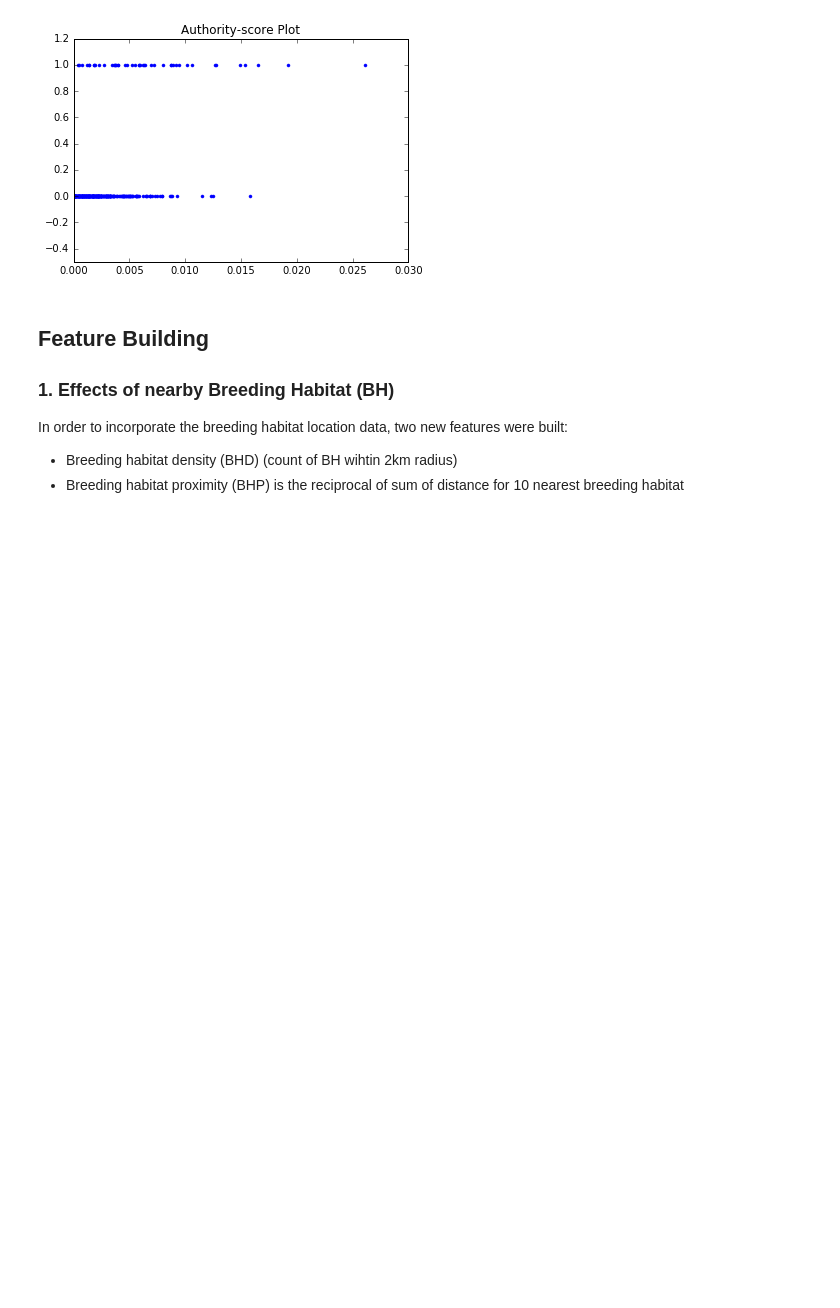
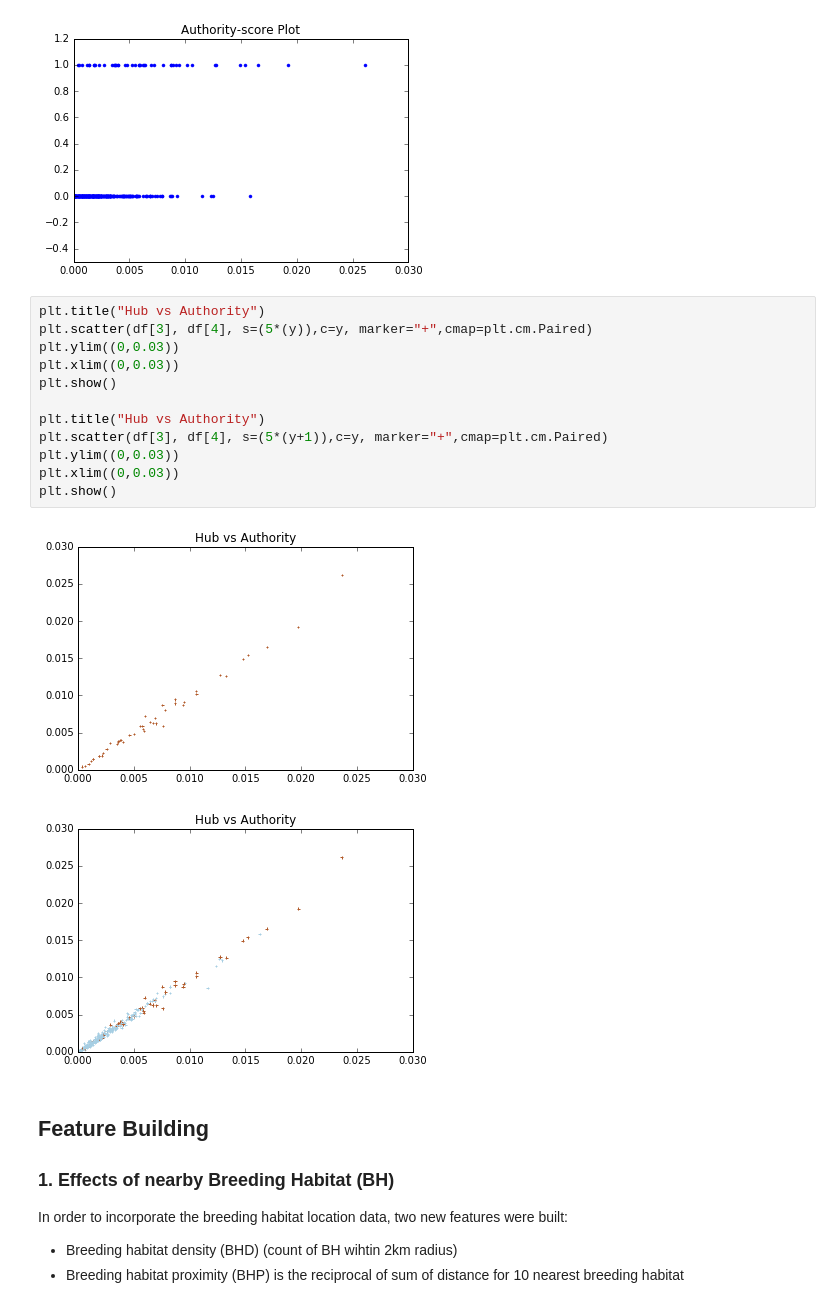
Before and after one commit to slai11/GraphingProblem, a Jupyter notebook: Documentation.ipynb, the cells around one changed output. Drawn from its saved outputs; the diff is of its cells as text; blank space fills up the shorter version.

```diff
--- a/Documentation.ipynb
+++ b/Documentation.ipynb
@@ -204,6 +200,21 @@ plt.show()
 [figure]
 [figure]
 [figure]
+# %%
+plt.title("Hub vs Authority")
+plt.scatter(df[3], df[4], s=(5*(y)),c=y, marker="+",cmap=plt.cm.Paired)
+plt.ylim((0,0.03))
+plt.xlim((0,0.03))
+plt.show()
+
+plt.title("Hub vs Authority")
+plt.scatter(df[3], df[4], s=(5*(y+1)),c=y, marker="+",cmap=plt.cm.Paired)
+plt.ylim((0,0.03))
+plt.xlim((0,0.03))
+plt.show()
+# %% [output]
+[figure, added]
+[figure, added]
 # %% [markdown]
 ## Feature Building
 
```
Also changed, not shown: parts of 16 cells of this notebook, 2 other files.
